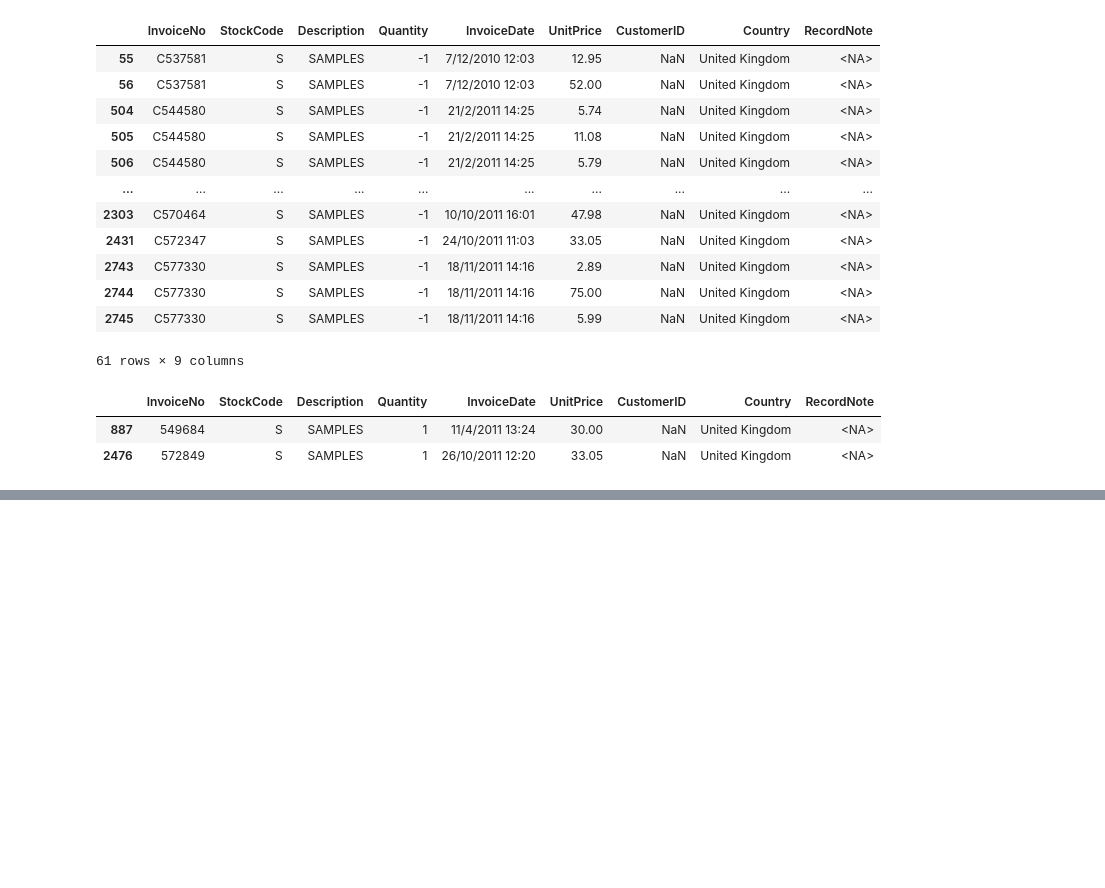
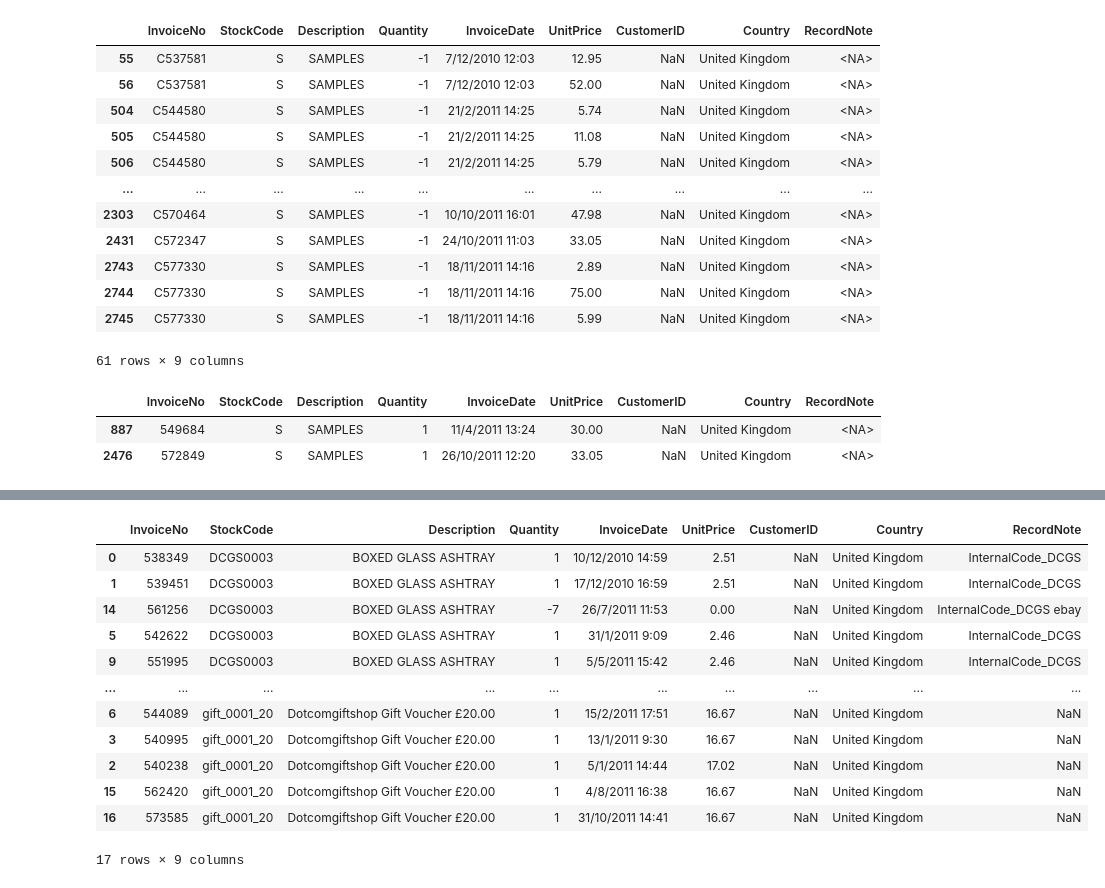
Before and after one commit to Vialesoft/Vialesoft_Devlab, a Jupyter notebook: Mini_Proyectos/ETL_Retail/Python ETL/main.ipynb, the cells around one changed output, grey strips where cells are left out. Drawn from its saved outputs; the diff is of its cells as text; code cells hidden in the pictures; blank space fills up the shorter version.

```diff
--- a/Mini_Proyectos/ETL_Retail/Python ETL/main.ipynb
+++ b/Mini_Proyectos/ETL_Retail/Python ETL/main.ipynb
@@ -73,3 +75,5 @@ df.to_sql(name=nombre_tabla_staging, schema="oltp", con=engine, if_exists="repla
+# %%
+df['Description'] = df['Description'].str.strip()
 # %%
 df.head()
 # %% [output]
@@ -1447,0 +1478,28 @@ df_Final = pd.concat([df_Final,
+# %%
+# Se etiquetan los registros que comienzan por "DCGS" y se cargan al DF Final
+# Para estos DCGS, hay dos casos que dicen "ebay" en su descripción. Por prolijidad, se cambiará esa descripción a una válida asociada al código
+# Sin embargo, para no perder trazabilidad, se agregará el comentario al RecordNote de esos registros
+# Como son dos casos, esto se hará de forma manual
+
+df_codigos_no_numericos_multi.loc[df_codigos_no_numericos_multi['StockCode'].str.startswith('DCGS'), 'RecordNote'] = 'InternalCode_DCGS'
+df_codigos_no_numericos_multi.loc[df_codigos_no_numericos_multi['InvoiceNo'] == "561256", 'RecordNote'] = 'InternalCode_DCGS ebay'
+df_codigos_no_numericos_multi.loc[df_codigos_no_numericos_multi['InvoiceNo'] == "561252", 'RecordNote'] = 'InternalCode_DCGS ebay'
+
+df_codigos_no_numericos_multi.loc[df_codigos_no_numericos_multi['InvoiceNo'] == "561256", 'Description'] = 'BOXED GLASS ASHTRAY'
+df_codigos_no_numericos_multi.loc[df_codigos_no_numericos_multi['InvoiceNo'] == "561252", 'Description'] = 'OOH LA LA DOGS COLLAR'
+# %%
+df_codigos_no_numericos_multi.sort_values(by="StockCode")
+# %% [output]
+|  | InvoiceNo | StockCode | Description | Quantity | InvoiceDate | UnitPrice | CustomerID | Country | RecordNote |
+| 0 | 538349 | DCGS0003 | BOXED GLASS ASHTRAY | 1 | 10/12/2010 14:59 | 2.51 | NaN | United Kingdom | InternalCode_DCGS |
+| 1 | 539451 | DCGS0003 | BOXED GLASS ASHTRAY | 1 | 17/12/2010 16:59 | 2.51 | NaN | United Kingdom | InternalCode_DCGS |
+| 14 | 561256 | DCGS0003 | BOXED GLASS ASHTRAY | -7 | 26/7/2011 11:53 | 0.00 | NaN | United Kingdom | InternalCode_DCGS ebay |
+| 5 | 542622 | DCGS0003 | BOXED GLASS ASHTRAY | 1 | 31/1/2011 9:09 | 2.46 | NaN | United Kingdom | InternalCode_DCGS |
+| 9 | 551995 | DCGS0003 | BOXED GLASS ASHTRAY | 1 | 5/5/2011 15:42 | 2.46 | NaN | United Kingdom | InternalCode_DCGS |
+| ... | ... | ... | ... | ... | ... | ... | ... | ... | ... |
+| 6 | 544089 | gift_0001_20 | Dotcomgiftshop Gift Voucher £20.00 | 1 | 15/2/2011 17:51 | 16.67 | NaN | United Kingdom | NaN |
+| 3 | 540995 | gift_0001_20 | Dotcomgiftshop Gift Voucher £20.00 | 1 | 13/1/2011 9:30 | 16.67 | NaN | United Kingdom | NaN |
+| 2 | 540238 | gift_0001_20 | Dotcomgiftshop Gift Voucher £20.00 | 1 | 5/1/2011 14:44 | 17.02 | NaN | United Kingdom | NaN |
+| 15 | 562420 | gift_0001_20 | Dotcomgiftshop Gift Voucher £20.00 | 1 | 4/8/2011 16:38 | 16.67 | NaN | United Kingdom | NaN |
+| 16 | 573585 | gift_0001_20 | Dotcomgiftshop Gift Voucher £20.00 | 1 | 31/10/2011 14:41 | 16.67 | NaN | United Kingdom | NaN |
+17 rows × 9 columns
```
Also changed, not shown: parts of 38 cells of this notebook.
